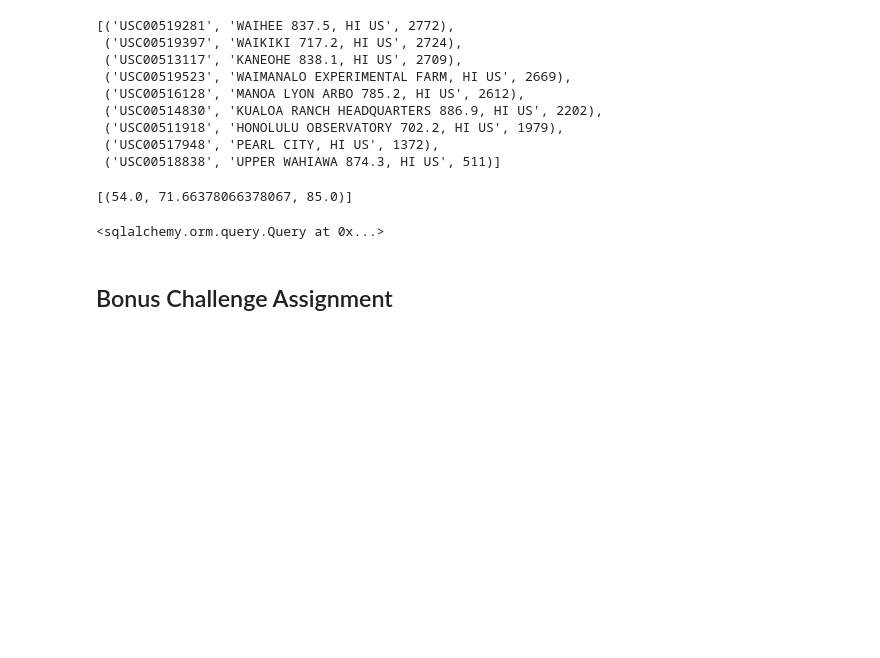
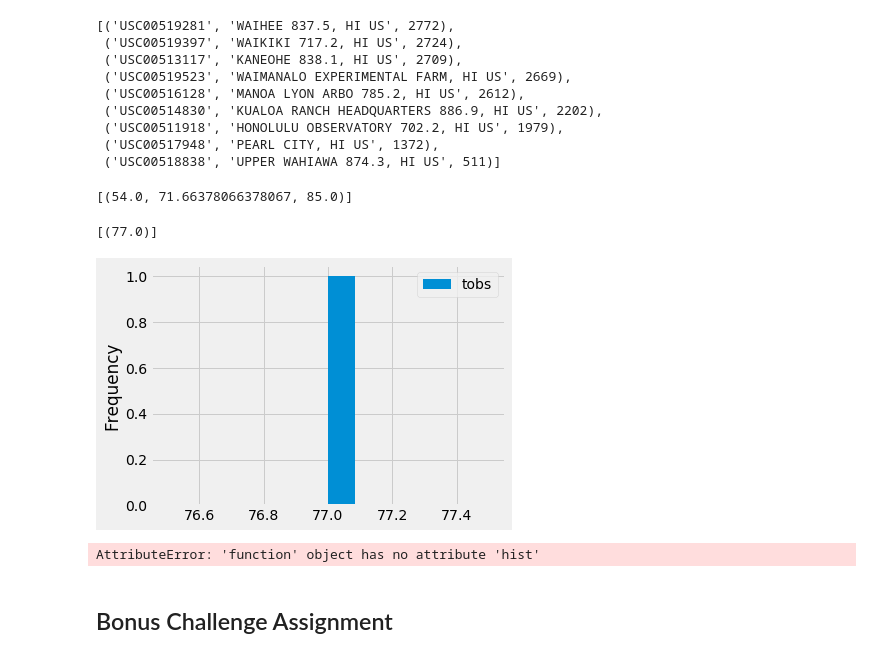
Before and after one commit to mjenkins15/Jenkinssqlalchemy_Challenge, a Jupyter notebook: Instructions/climate_starter.ipynb, the cells around one changed output. Saved outputs shown, nothing was run; the diff lists cells and outputs as text; code cells hidden in the pictures; blank space fills up the shorter version.

```diff
--- a/Instructions/climate_starter.ipynb
+++ b/Instructions/climate_starter.ipynb
@@ -202,8 +203,8 @@ temp_range
 [(54.0, 71.66378066378067, 85.0)]
 # %%
 # Choose the station with the highest number of temperature observations.
-# Query the last 12 months of temperature observation data for this station and plot the results as a histogram
-top_station_obs = session.query(Measurement.tobs).filter(Measurement.station == 'USC00519281').filter(Measurement.date == year_ago)
+# Query the last 12 months of temperature observation data for this station.
+top_station_obs = session.query(Measurement.tobs).filter(Measurement.station == 'USC00519281').filter(Measurement.date == year_ago).all()
 top_station_obs
 # %% [output]
-<sqlalchemy.orm.query.Query at 0x...>
+[(77.0)]
@@ -210,3 +227,19 @@ top_station_obs
+# %%
+df = pd.DataFrame(top_station_obs, columns = ['tobs'])
+df.plot.hist(bins = 12)
+plt.tight_layout()
+plt.show()
+# %% [output]
+[figure, added]
+# %%
+# Plot the results as a histogram with 12 bins
+plt.figure.hist()
+#top_station_obs.plot(kind="histogram",bins=12, color = 'r')
+plt.title = ("Precipitation from 8/23/2016 to 8/23/2017")
+plt.xlabel = ("Temperature")
+plt.ylabel = ("Number of Observations")
+# %% [output]
+AttributeError: 'function' object has no attribute 'hist'
 # %% [markdown]
 ## Bonus Challenge Assignment
 # %%
```
Also changed, not shown: parts of 3 cells of this notebook, 3 other files.
